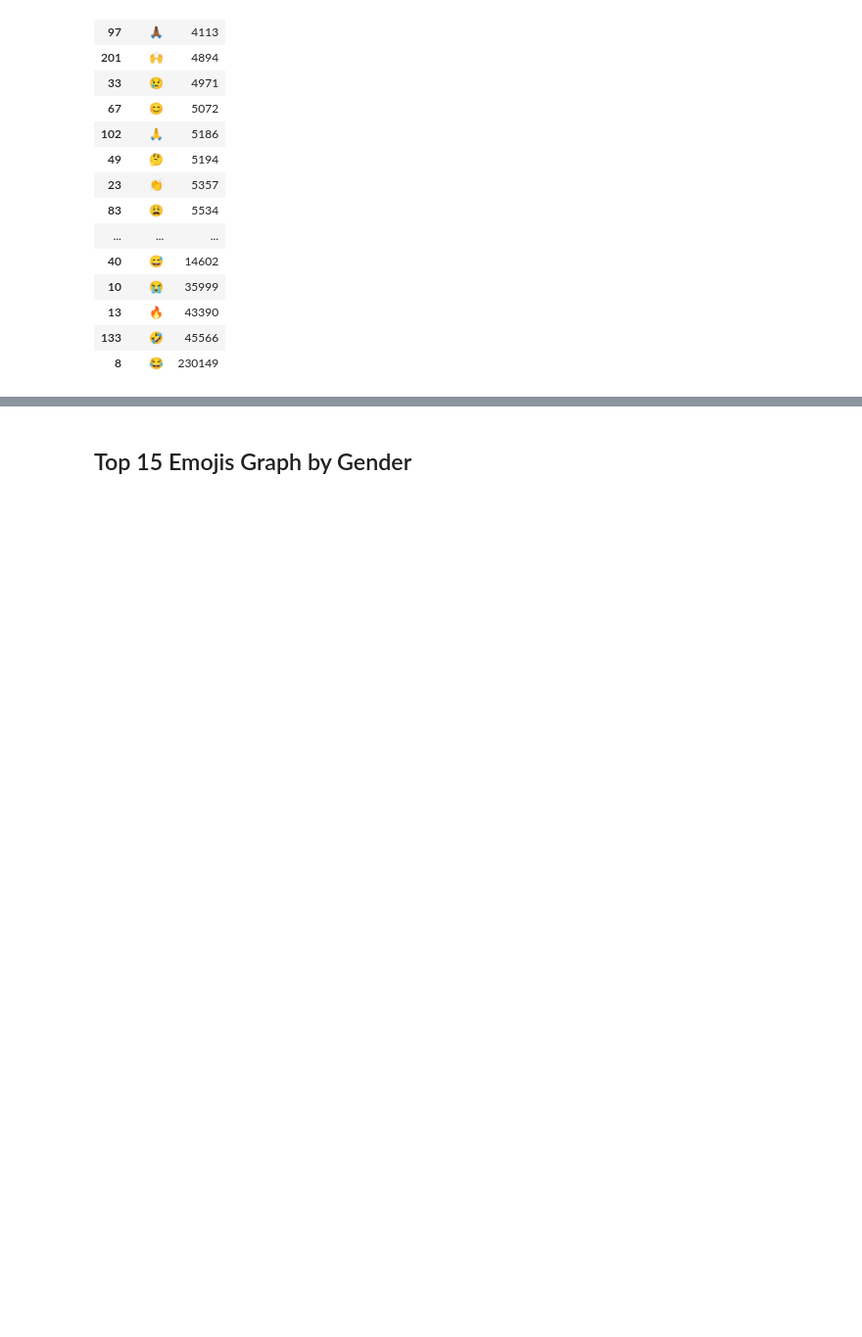
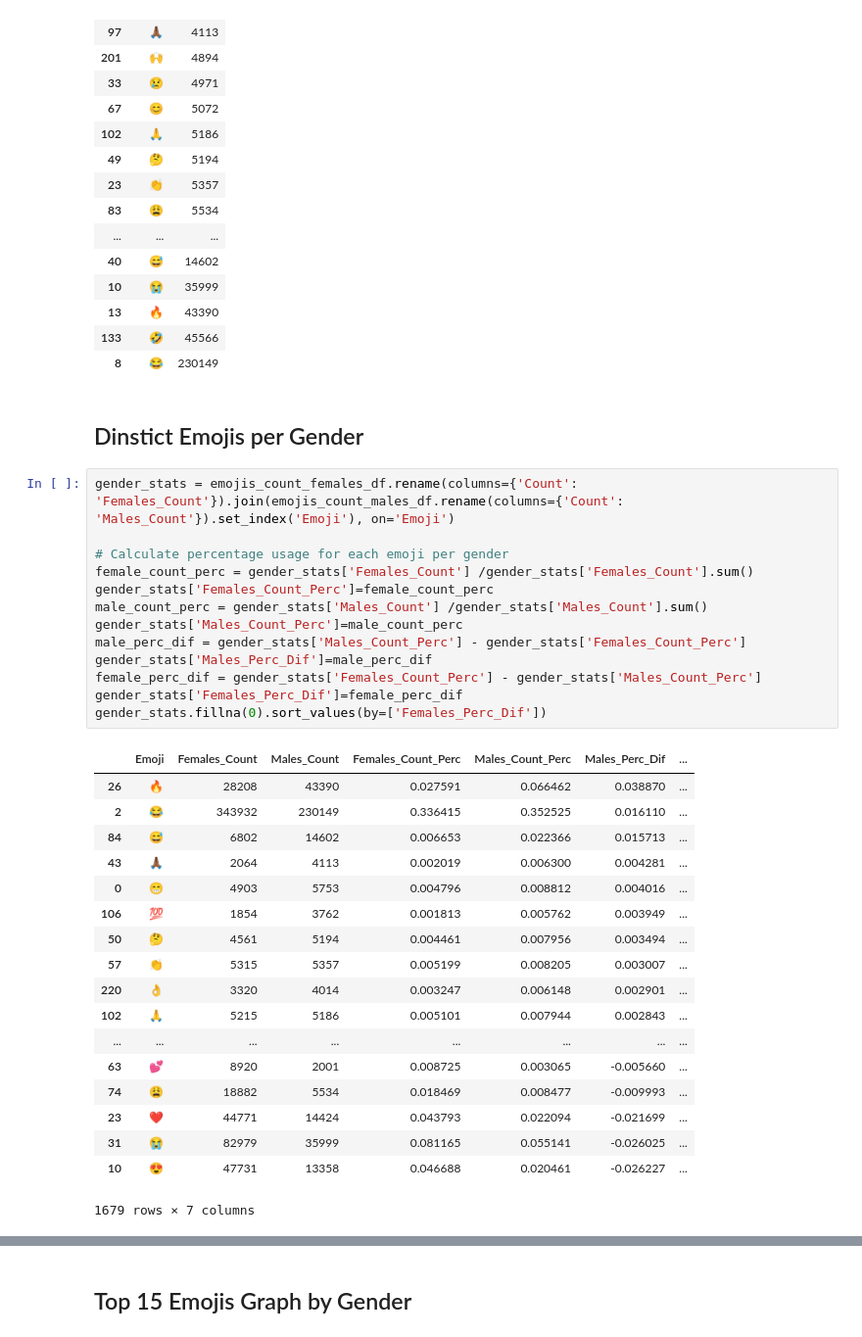
Before and after one commit to stylianosnicoletti/Emojis-usage-in-social-media-by-demographics, a Jupyter notebook: Jupyter/Emojis_ Johannesburg .ipynb, the cells around one changed output, grey strips where cells are left out. Shown at 98% size. Drawn from its saved outputs; the diff is of its cells as text; blank space fills up the shorter version.

```diff
--- a/Jupyter/Emojis_ Johannesburg .ipynb
+++ b/Jupyter/Emojis_ Johannesburg .ipynb
@@ -204,3 +211,37 @@ emojis_count_males_df.tail(20)
 | 13 | 🔥 | 43390 |
 | 133 | 🤣 | 45566 |
 | 8 | 😂 | 230149 |
+# %% [markdown]
+## Dinstict Emojis per Gender
+# %%
+gender_stats = emojis_count_females_df.rename(columns={'Count': 'Females_Count'}).join(emojis_count_males_df.rename(columns={'Count': 'Males_Count'}).set_index('Emoji'), on='Emoji')
+
+# Calculate percentage usage for each emoji per gender
+female_count_perc = gender_stats['Females_Count'] /gender_stats['Females_Count'].sum()
+gender_stats['Females_Count_Perc']=female_count_perc
+male_count_perc = gender_stats['Males_Count'] /gender_stats['Males_Count'].sum()
+gender_stats['Males_Count_Perc']=male_count_perc
+male_perc_dif = gender_stats['Males_Count_Perc'] - gender_stats['Females_Count_Perc']
+gender_stats['Males_Perc_Dif']=male_perc_dif
+female_perc_dif = gender_stats['Females_Count_Perc'] - gender_stats['Males_Count_Perc']
+gender_stats['Females_Perc_Dif']=female_perc_dif
+gender_stats.fillna(0).sort_values(by=['Females_Perc_Dif'])
+# %% [output]
+|  | Emoji | Females_Count | Males_Count | Females_Count_Perc | Males_Count_Perc | Males_Perc_Dif | ... |
+| 26 | 🔥 | 28208 | 43390 | 0.027591 | 0.066462 | 0.038870 | ... |
+| 2 | 😂 | 343932 | 230149 | 0.336415 | 0.352525 | 0.016110 | ... |
+| 84 | 😅 | 6802 | 14602 | 0.006653 | 0.022366 | 0.015713 | ... |
+| 43 | 🙏🏾 | 2064 | 4113 | 0.002019 | 0.006300 | 0.004281 | ... |
+| 0 | 😁 | 4903 | 5753 | 0.004796 | 0.008812 | 0.004016 | ... |
+| 106 | 💯 | 1854 | 3762 | 0.001813 | 0.005762 | 0.003949 | ... |
+| 50 | 🤔 | 4561 | 5194 | 0.004461 | 0.007956 | 0.003494 | ... |
+| 57 | 👏 | 5315 | 5357 | 0.005199 | 0.008205 | 0.003007 | ... |
+| 220 | 👌 | 3320 | 4014 | 0.003247 | 0.006148 | 0.002901 | ... |
+| 102 | 🙏 | 5215 | 5186 | 0.005101 | 0.007944 | 0.002843 | ... |
+| ... | ... | ... | ... | ... | ... | ... | ... |
+| 63 | 💕 | 8920 | 2001 | 0.008725 | 0.003065 | -0.005660 | ... |
+| 74 | 😩 | 18882 | 5534 | 0.018469 | 0.008477 | -0.009993 | ... |
+| 23 | ❤ | 44771 | 14424 | 0.043793 | 0.022094 | -0.021699 | ... |
+| 31 | 😭 | 82979 | 35999 | 0.081165 | 0.055141 | -0.026025 | ... |
+| 10 | 😍 | 47731 | 13358 | 0.046688 | 0.020461 | -0.026227 | ... |
+1679 rows × 7 columns
```
Also changed, not shown: parts of 5 cells of this notebook.
